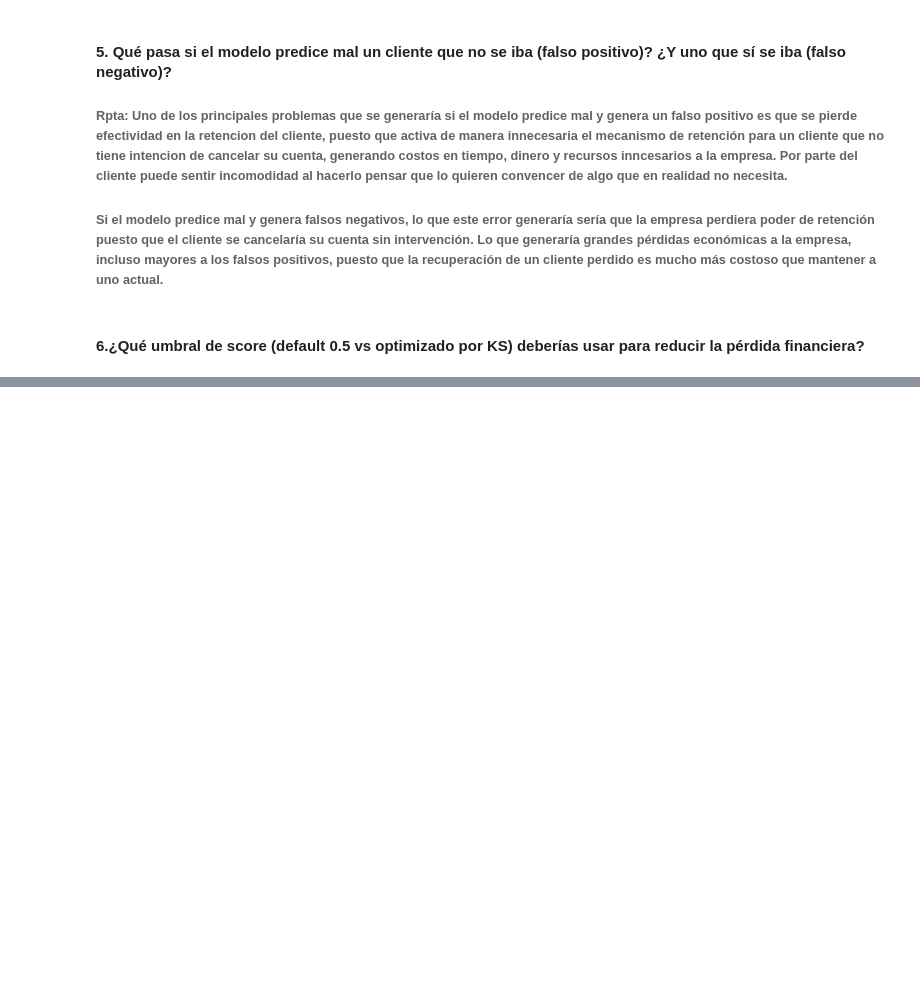
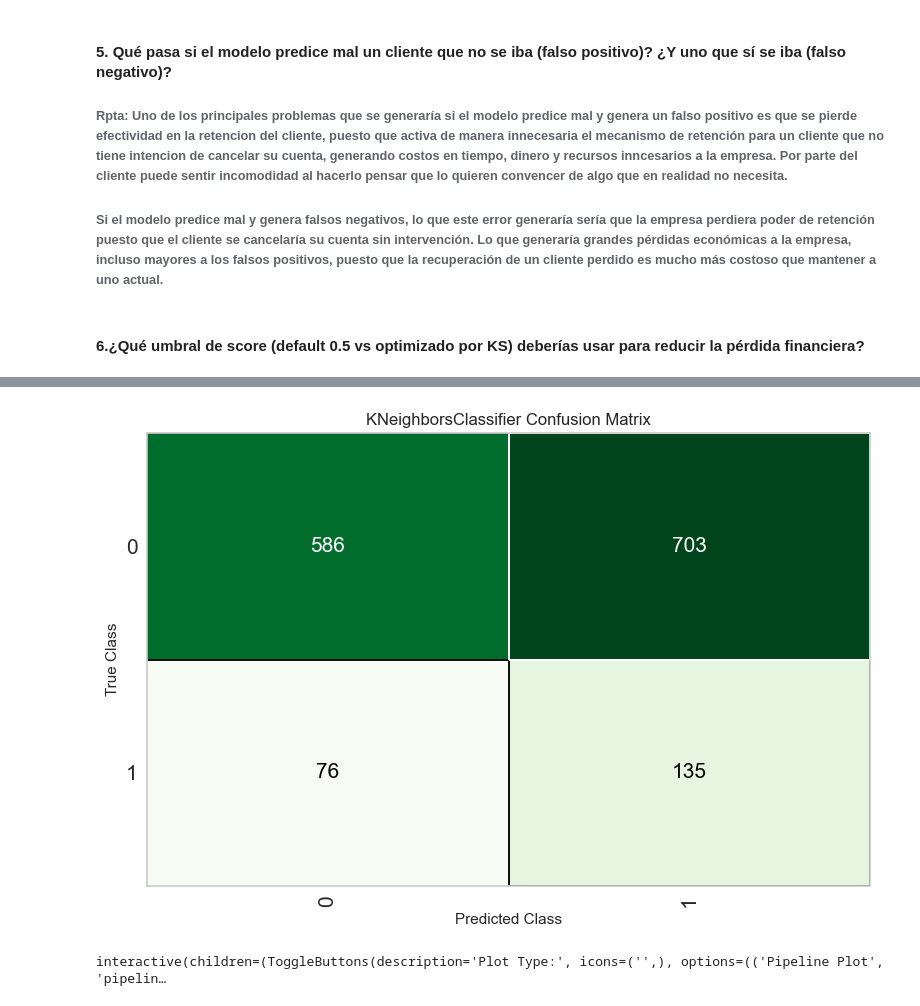
Before and after one commit to Gusadorey/Clase_5_MLE_G6, a Jupyter notebook: Prueba_1_MLE.ipynb, the cells around one changed output, grey strips where cells are left out. Saved outputs shown, nothing was run; the diff lists cells and outputs as text; code cells hidden in the pictures; blank space fills up the shorter version.

```diff
--- a/Prueba_1_MLE.ipynb
+++ b/Prueba_1_MLE.ipynb
@@ -293,0 +395,2 @@ for var in categoricas:
+# %%
+knn_model_bal = create_model('knn') #K Neighbors Classifier
@@ -293,0 +414,2 @@ for var in categoricas:
+# %%
+tuned_knn_bal = tune_model(knn_model_bal,optimize='Recall')
@@ -293,0 +434,3 @@ for var in categoricas:
+# %%
+plot_model(tuned_knn_bal, plot='confusion_matrix')
+# %% [output]
@@ -293,0 +438,5 @@ for var in categoricas:
+[figure, added]
+# %%
+evaluate_model(tuned_knn_bal)
+# %% [output]
+interactive(children=(ToggleButtons(description='Plot Type:', icons=('',), options=(('Pipeline Plot', 'pipelin…
```
Also changed, not shown: parts of 10 cells of this notebook, 1 other file.
